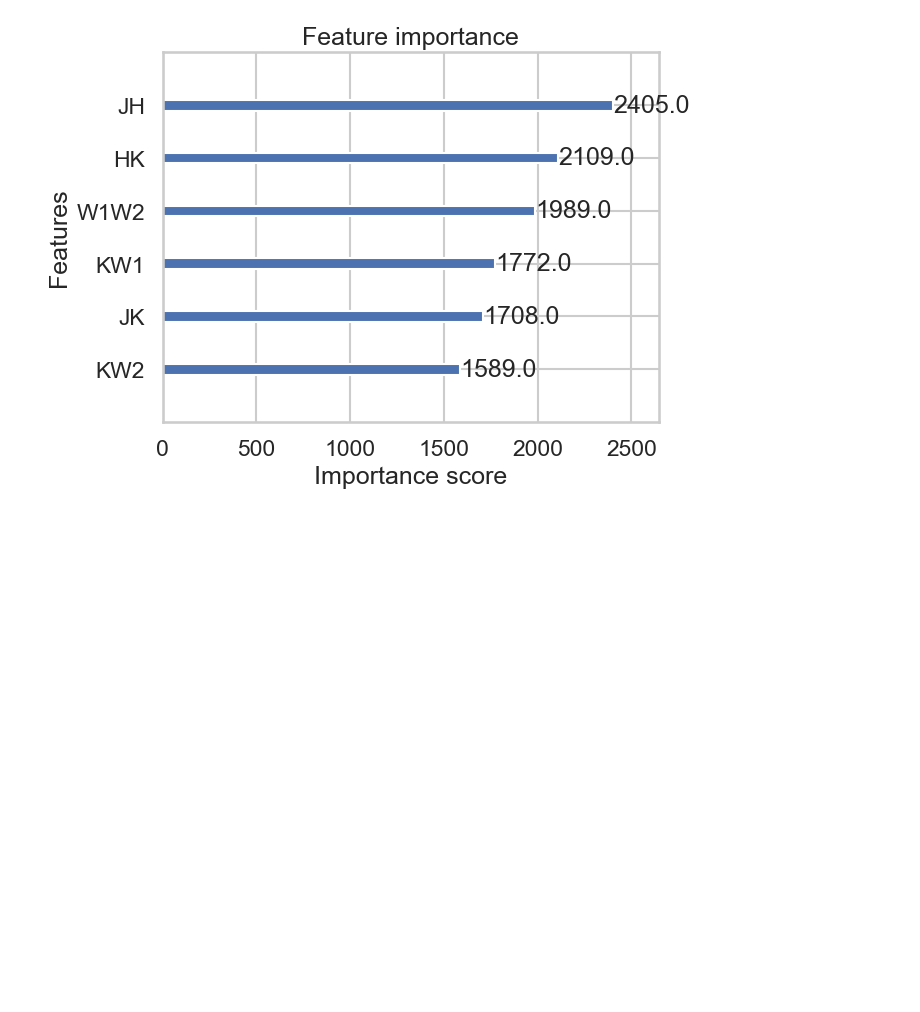
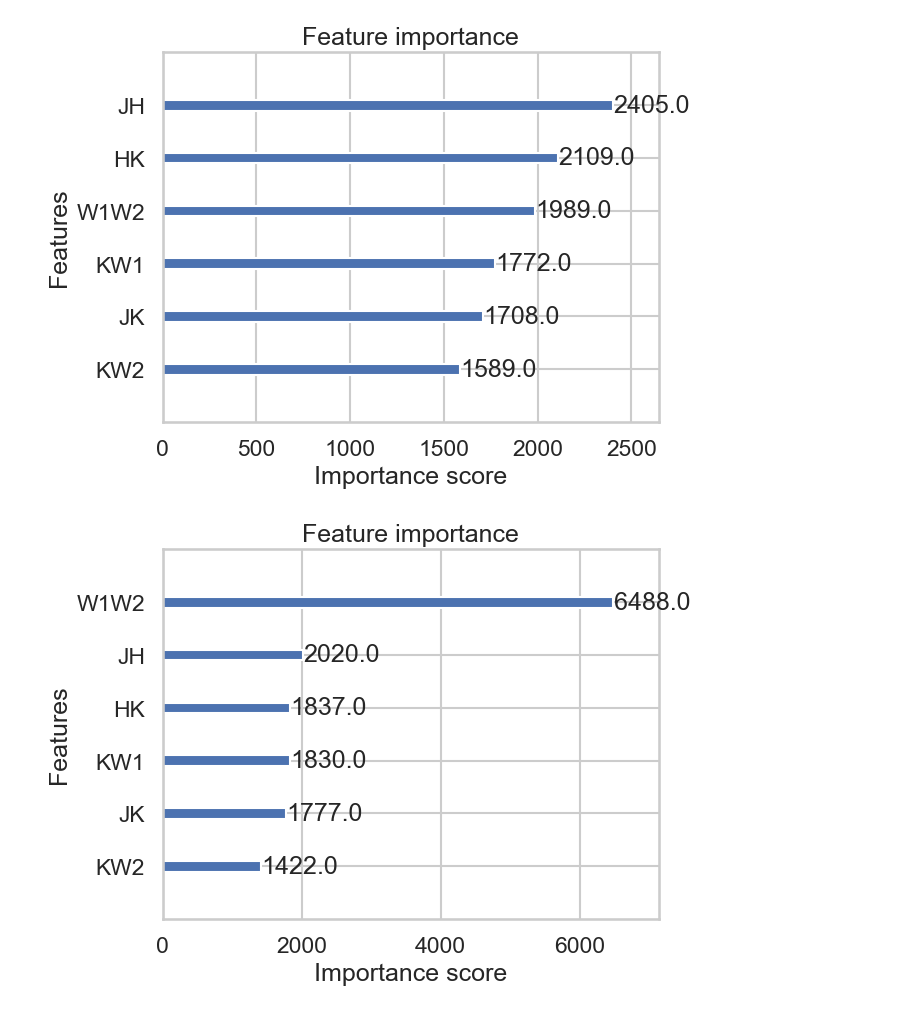
Before and after one commit to lesliech1004/LTY-Spectral-Classification, a Jupyter notebook: model_evaluate.ipynb, the cells around one changed output. Saved outputs shown, nothing was run; the diff lists cells and outputs as text; code cells hidden in the pictures; blank space fills up the shorter version.

```diff
--- a/model_evaluate.ipynb
+++ b/model_evaluate.ipynb
@@ -124,3 +137,12 @@ xgb.plot_importance(xgb_model_3band, max_num_features=10)
 plt.show()
 # %% [output]
 [figure]
+# %%
+#tuned 2 band model
+
+path = os.path.expanduser("~/Documents/GitHub/LTY-Spectral-Classification/model_training/xgb_model_tuned.npy")
+xgb_model_tuned = np.load(path, allow_pickle=True).item()
+xgb.plot_importance(xgb_model_tuned, max_num_features=10)
+plt.show()
+# %% [output]
+[figure, added]
```
Also changed, not shown: parts of 14 cells of this notebook, 34 other files.
